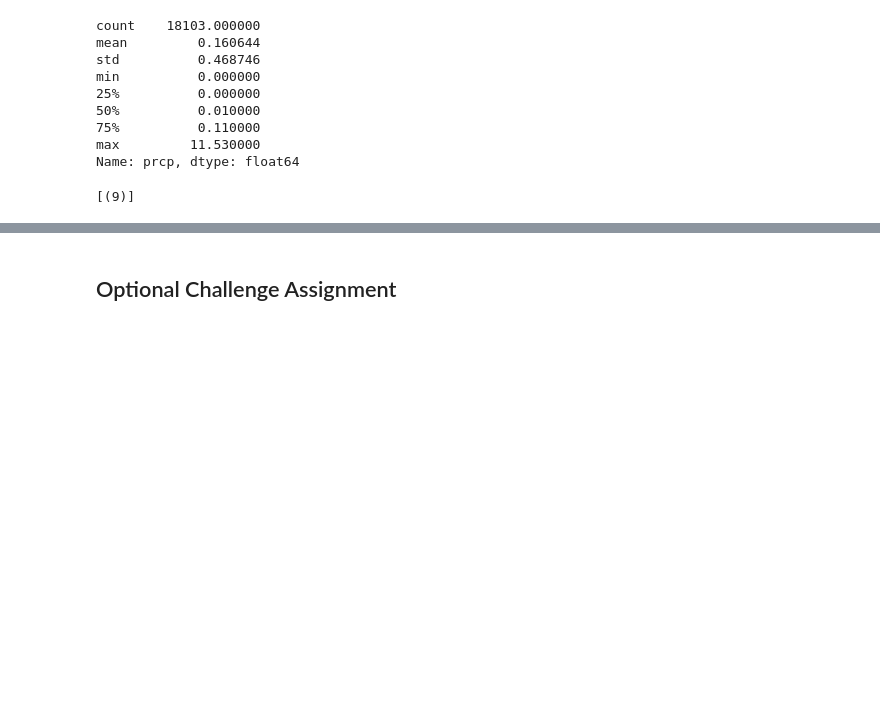
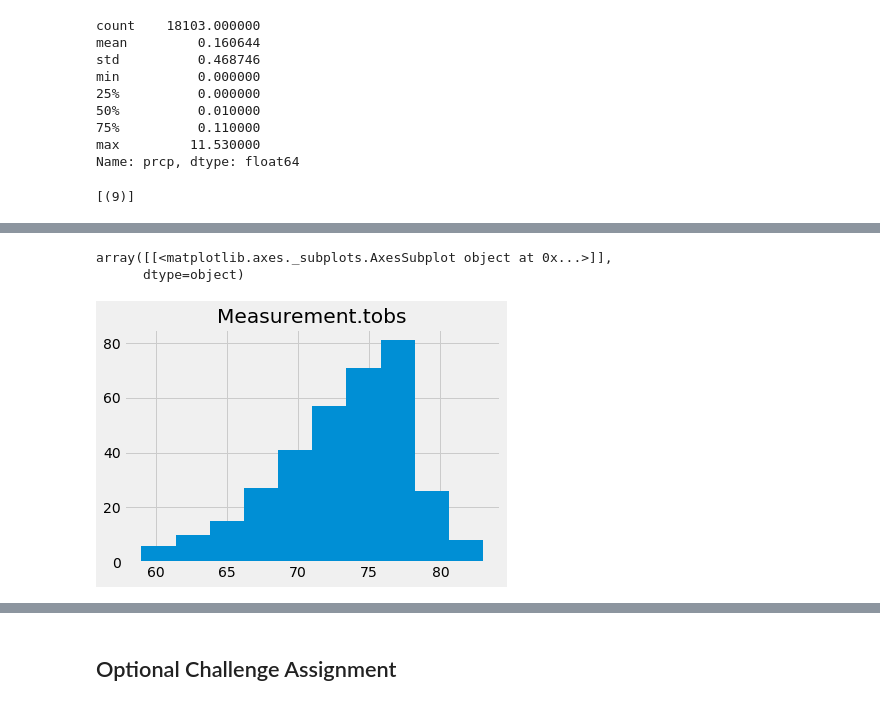
Before and after one commit to tonitiri/sqlalchemy-challenge, a Jupyter notebook: climate_starter.ipynb, the cells around one changed output, grey strips where cells are left out. Drawn from its saved outputs; the diff is of its cells as text; code cells hidden in the pictures; blank space fills up the shorter version.

```diff
--- a/climate_starter.ipynb
+++ b/climate_starter.ipynb
@@ -204,3 +195,17 @@ for record in data:
+# %%
+# reflect an existing database into a new model
+Base = automap_base()
+# reflect the tables
+Base.prepare(engine, reflect=True)
+inspector = inspect(engine)
+inspector.get_table_names()
+
+# Save references to each table
+Measurement = Base.classes.measurement
+Station = Base.classes.station
+
+# Create our session (link) from Python to the DB
+session = Session(engine)
 # %%
 # What are the most active stations? (i.e. what stations have the most rows)?
 # List the stations and the counts in descending order.
@@ -220,3 +261,7 @@ InvalidRequestError: SQL expression, column, or mapped entity expected - got '0
 # %%
-# Choose the station with the highest number of temperature observations.
 # Query the last 12 months of temperature observation data for this station and plot the results as a histogram
+Measurement = Base.classes.measurement
+stmt2=session.query(Measurement.station, Measurement.tobs).\
+    filter(Measurement.date > '2016-09-01').\
+    filter(Measurement.station == 'USC00519281').all()
+stmt2
@@ -222,0 +286,5 @@ InvalidRequestError: SQL expression, column, or mapped entity expected - got '0
+# %%
+# Load the results into a pandas dataframe. Set the index to the `Measurement.date`
+# YOUR CODE HERE
+df = pd.DataFrame(stmt2, columns=['Measurement.station', 'Measurement.tobs'])
+df.head(10)
@@ -223,3 +303,9 @@ InvalidRequestError: SQL expression, column, or mapped entity expected - got '0
+# %%
+df.hist(column='Measurement.tobs')
+# %% [output]
+array([[<matplotlib.axes._subplots.AxesSubplot object at 0x...>]],
+      dtype=object)
+[figure, added]
 # %% [markdown]
 ![precipitation](Images/station-histogram.png)
 # %%
```
Also changed, not shown: parts of 12 cells of this notebook.
